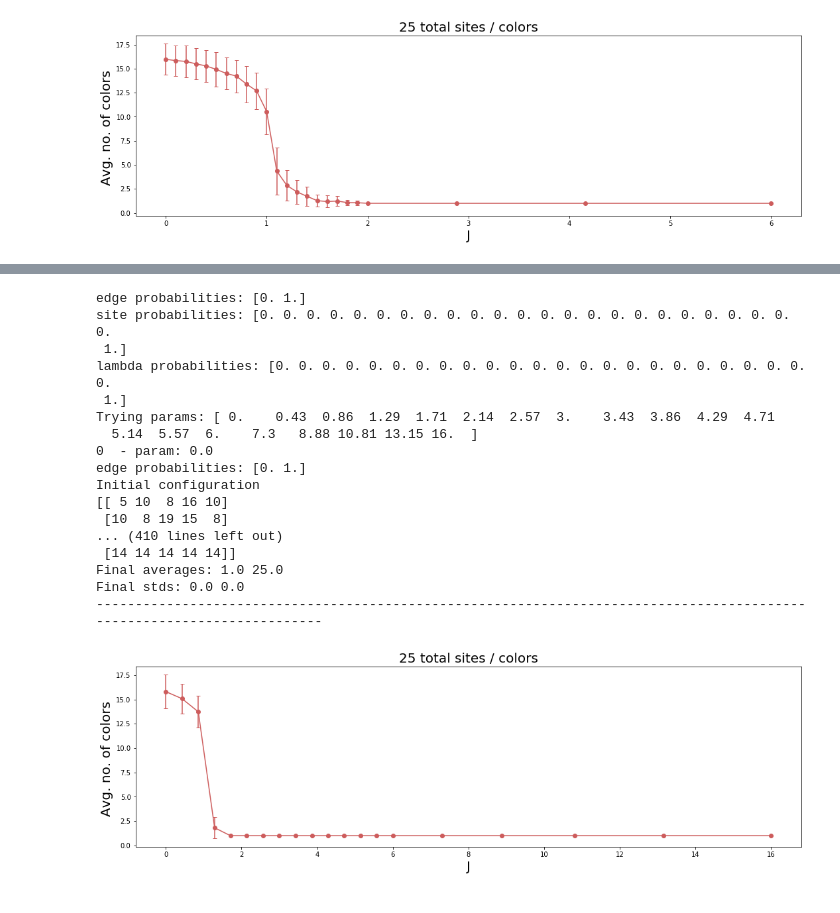
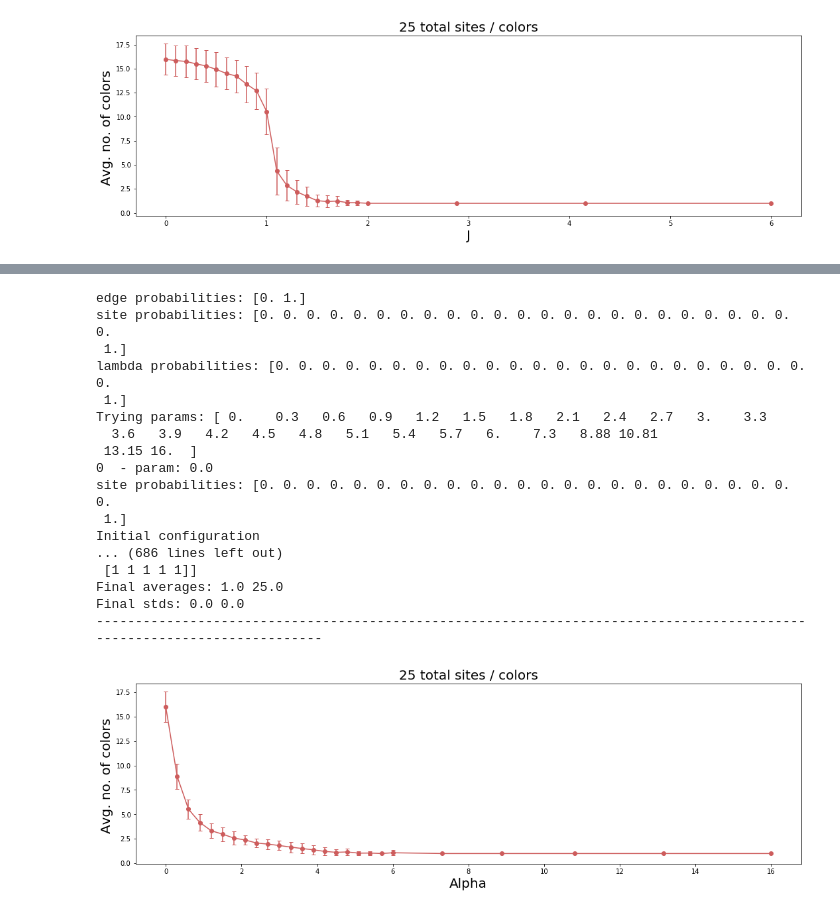
Before and after one commit to oscargomezq/Capstone-RCM, a Jupyter notebook: Simulation 4.ipynb, the cells around one changed output, grey strips where cells are left out. Saved outputs shown, nothing was run; the diff lists cells and outputs as text; code cells hidden in the pictures.

```diff
--- a/Simulation 4.ipynb
+++ b/Simulation 4.ipynb
@@ -137,12 +137,12 @@ def initial_config(N, no_colors=2):
     return state
 
 
-def mc_move(config, eta_prob, eta, N, no_colors, sites):
+def mc_move(config, eta_prob, eta, N, no_colors, sites, param_name):
     '''Monte Carlo move using generalized SW algorithm '''
     # Assign eta to each hyperedge
     eta = assign_etas(config, eta_prob, eta, no_colors)
     # Assign labels to each site
-    config = assign_labels(config, eta, N, no_colors, sites)
+    config = assign_labels(config, eta, N, no_colors, sites, param_name)
     if prt: print('config:')
     if prt: print(config)
     return config
@@ -248,7 +248,7 @@ def str2site(strr):
     return [int(x) for x in t]
 
 
-def sample_config(config, eta, N, no_colors, sites, uf=None, cluster_constraints=None):
+def sample_config(config, eta, N, no_colors, sites, param_name, uf=None, cluster_constraints=None):
 
     if uf==None and not only_averages:
         '''Generate clusters from the assigned bonds (eta_edge)'''
@@ -284,7 +284,7 @@ def sample_config(config, eta, N, no_colors, sites, uf=None, cluster_constraints
         if prt: print(cls)
 
     # Case with no field
-    if alpha==0:
+    if (param_name!="Alpha" and alpha==0):
         '''Choose exactly how many colors to use in the configuration'''
         max_colors = eta[0] # eta_lambda
         prob_k = []
@@ -303,7 +303,9 @@ def sample_config(config, eta, N, no_colors, sites, uf=None, cluster_constraints
         if prt: print(exact_k)
 
         if only_averages:
-            '''Case with zero field and no interaction, use an arbitray partition (avoid computing Bell polynomials)'''
+            '''Only compute average in case with zero field and no interaction,
+               use an arbitray partition (avoid computing Bell polynomials)
+            '''
             chosen_colors = range(1,exact_k+1)
             if exact_k == no_colors:
                 chosen_partition = [exact_k]
@@ -323,7 +325,7 @@ def sample_config(config, eta, N, no_colors, sites, uf=None, cluster_constraints
 
         '''Sample a partition of the no. of clusters into k blocks using Bell polynomials'''
         session.evaluate("subs = Array[x,"+str(no_cl-exact_k+1)+"]")
-        partition_dict = session.evaluate("Association@CoefficientRules[BellY["+str(no_cl)+", "+str(exact_k)+", subs],subs]")
+        partition_dict = session.evaluate("Association@CoefficientRules[BellY["+str(no_cl)+", "+str(exact_k)+", subs], subs]")
         if prt: print("partition_dict", partition_dict)
         partitions = []
         partition_p = []
@@ -372,20 +374,20 @@ def sample_config(config, eta, N, no_colors, sites, uf=None, cluster_constraints
         for root in cluster_constraints:
             max_col = cluster_constraints[root]
             cluster_color = np.random.choice((np.arange(1, max_col+1)))
-            for site_str in uf.clusteronent(root):
+            for site_str in uf.component(root):
                 site = str2site(site_str)
                 config[site[0],site[1]] = cluster_color
 
     return config, uf, cluster_constraints
 
 
-def assign_labels(config, eta, N, no_colors, sites):
-    '''Assign a color configuration chosen uniformly from the configurations clusteratible with eta'''
+def assign_labels(config, eta, N, no_colors, sites, param_name):
+    '''Assign a color configuration chosen uniformly from the configurations compatible with eta'''
     # Brute force version
     max_colors = eta[0] # eta_lambda
-    config, uf, cluster_constraints = sample_config(config, eta, N, no_colors, sites)
+    config, uf, cluster_constraints = sample_config(config, eta, N, no_colors, sites, param_name)
     while number_of_colors(config) > max_colors:
-        config, uf, cluster_constraints = sample_config(config, eta, N, no_colors, sites, uf, cluster_constraints)
+        config, uf, cluster_constraints = sample_config(config, eta, N, no_colors, sites, param_name, uf, cluster_constraints)
         if prt: print('retrying sample (too many colors)')
     return config
 # %% [markdown]
@@ -395,8 +397,9 @@ only_averages = False
 prt = True
 N, no_cols = 4, 16
 gamma = 0    # strength of preference for low no. of cols
-J = 2       # strength of preference for bonds
-alpha = 0   # strength of preference for colors (field)
+J = 0       # strength of preference for bonds
+alpha = 1   # strength of preference for colors (field)
+param_name = "Alpha"
 
 '''Probabilities ordered from highest (high energy) to lowest'''
 lambda_prob = np.zeros(no_cols)
@@ -436,7 +439,7 @@ print('\ninitial config:')
 print(config)
 for i in range(100):
     if prt: print('\n' + '-'*20 + ' iter ' + str(i) + ' ' + '-'*20)
-    config = mc_move(config, eta_prob, eta, N, no_cols, sites)
+    config = mc_move(config, eta_prob, eta, N, no_cols, sites, param_name)
     # if i%100 == 0: print(i)
 
 print('\nfinal config:')
@@ -557,12 +560,12 @@ def experiment_full_interaction (N, no_cols, gamma=0, J=0, alpha=0, gammas=None,
 
         '''Equilibration Monte-Carlo moves'''
         for i in range(eq_steps):
-            config = mc_move(config, eta_prob, eta, N, no_cols, sites) # Monte Carlo moves
+            config = mc_move(config, eta_prob, eta, N, no_cols, sites, param_name) # Monte Carlo moves
             if i%1000==0: print ('equilibration step:', i)
 
         '''Calcultation Monte-Carlo moves'''
         for i in range(mc_steps):
-            config = mc_move(config, eta_prob, eta, N, no_cols, sites)
+            config = mc_move(config, eta_prob, eta, N, no_cols, sites, param_name)
             no_cols_arr[i] = number_of_colors(config)
             no_sites_arr[i] = avg_sites_per_color(config)
             tot_c = tot_c + no_cols_arr[i]
@@ -943,28 +920,28 @@ Final stds: 0.0 0.0
 # %%
 eq_steps = 505          #  number of MC sweeps for equilibration
 mc_steps = 105          #  number of MC sweeps for calculation
 only_averages  = False
 prt = False
-nJ = 20
-Js = np.linspace(0, 6, num=nJ-6, endpoint=False)
-Js = np.append(Js, np.geomspace(6, 16, num=6)).round(decimals=2)
-experiment_full_interaction (5, 25, Js=Js, gamma=0, alpha=0)
+nalphas = 20
+alphas = np.linspace(0, 6, num=nJ, endpoint=False)
+alphas = np.append(alphas, np.geomspace(6, 16, num=6)).round(decimals=2)
+experiment_full_interaction (5, 25, alphas=alphas, gamma=0, J=0)
 # %% [output]
 edge probabilities: [0. 1.]
 site probabilities: [0. 0. 0. 0. 0. 0. 0. 0. 0. 0. 0. 0. 0. 0. 0. 0. 0. 0. 0. 0. 0. 0. 0. 0.
  1.]
 lambda probabilities: [0. 0. 0. 0. 0. 0. 0. 0. 0. 0. 0. 0. 0. 0. 0. 0. 0. 0. 0. 0. 0. 0. 0. 0.
  1.]
-Trying params: [ 0.    0.43  0.86  1.29  1.71  2.14  2.57  3.    3.43  3.86  4.29  4.71
-  5.14  5.57  6.    7.3   8.88 10.81 13.15 16.  ]
+Trying params: [ 0.    0.3   0.6   0.9   1.2   1.5   1.8   2.1   2.4   2.7   3.    3.3
+  3.6   3.9   4.2   4.5   4.8   5.1   5.4   5.7   6.    7.3   8.88 10.81
+ 13.15 16.  ]
 0  - param: 0.0
-edge probabilities: [0. 1.]
+site probabilities: [0. 0. 0. 0. 0. 0. 0. 0. 0. 0. 0. 0. 0. 0. 0. 0. 0. 0. 0. 0. 0. 0. 0. 0.
+ 1.]
 Initial configuration
-[[ 5 10  8 16 10]
- [10  8 19 15  8]
-... (410 lines left out)
- [14 14 14 14 14]]
+... (686 lines left out)
+ [1 1 1 1 1]]
 Final averages: 1.0 25.0
 Final stds: 0.0 0.0
 ------------------------------------------------------------------------------------------------------------------------
-[figure, old version]
+[figure, new version]
```
Also changed, not shown: parts of 9 cells of this notebook, 8 other files.
